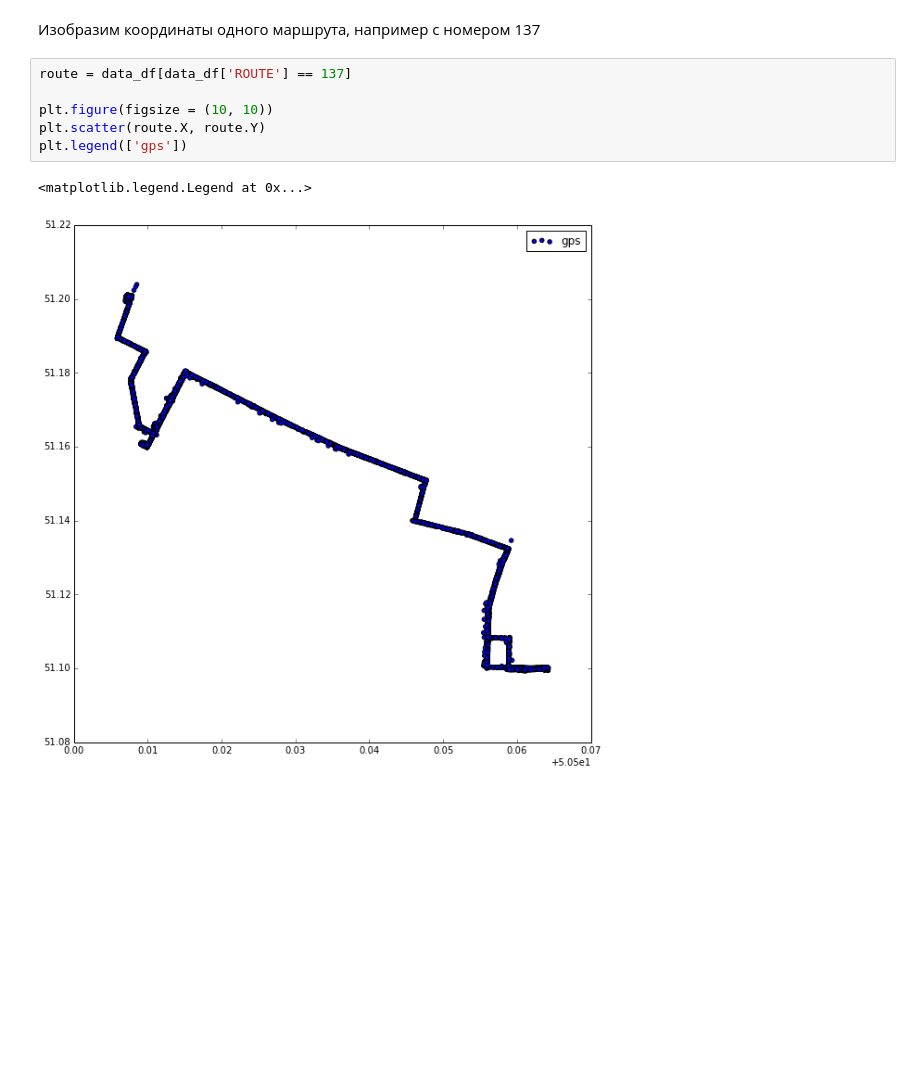
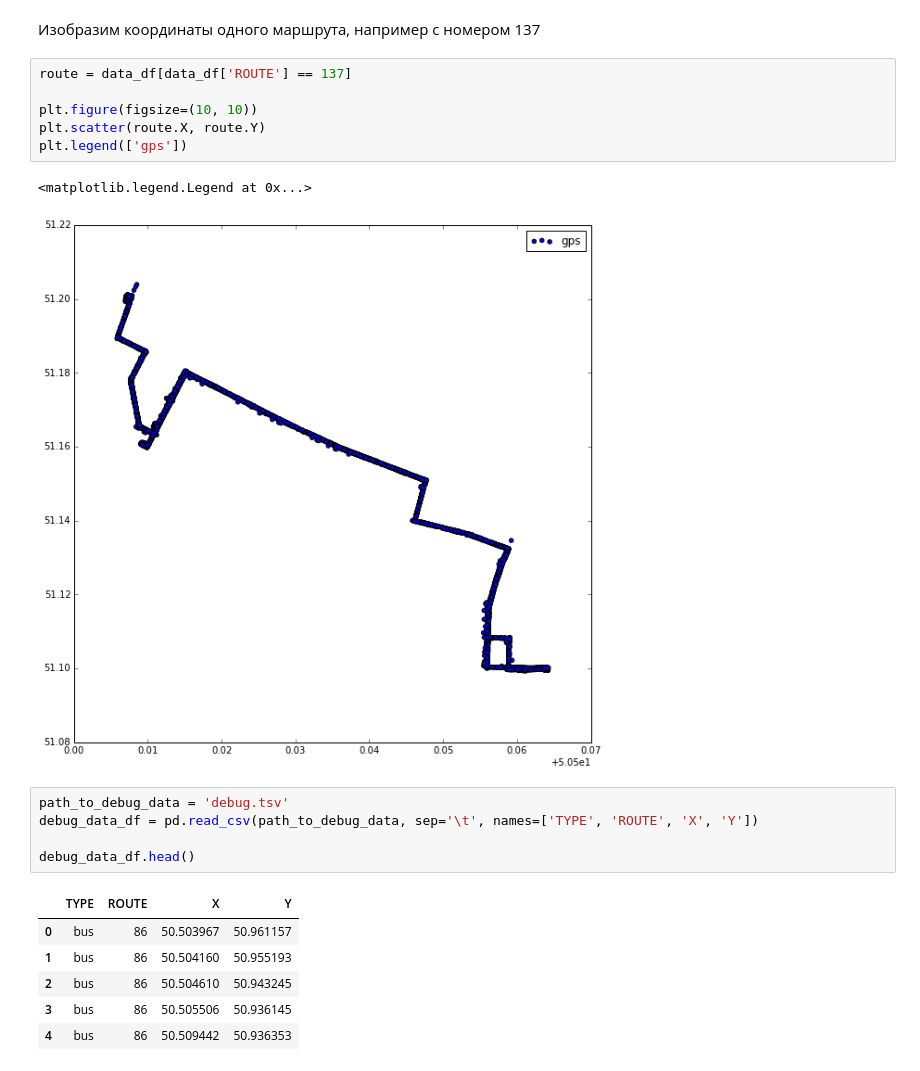
Before and after one commit to yandexdataschool/datanight2015-starterkit, a Jupyter notebook: 3-Visualize_data.ipynb, the cells around one changed output. Drawn from its saved outputs; the diff is of its cells as text; blank space fills up the shorter version.

```diff
--- a/3-Visualize_data.ipynb
+++ b/3-Visualize_data.ipynb
@@ -36,9 +36,21 @@ plt.legend(['gps'])
 # %%
 route = data_df[data_df['ROUTE'] == 137]
 
-plt.figure(figsize = (10, 10))
+plt.figure(figsize=(10, 10))
 plt.scatter(route.X, route.Y)
 plt.legend(['gps'])
 # %% [output]
 <matplotlib.legend.Legend at 0x...>
 [figure]
+# %%
+path_to_debug_data = 'debug.tsv'
+debug_data_df = pd.read_csv(path_to_debug_data, sep='\t', names=['TYPE', 'ROUTE', 'X', 'Y'])
+
+debug_data_df.head()
+# %% [output]
+|  | TYPE | ROUTE | X | Y |
+| 0 | bus | 86 | 50.503967 | 50.961157 |
+| 1 | bus | 86 | 50.504160 | 50.955193 |
+| 2 | bus | 86 | 50.504610 | 50.943245 |
+| 3 | bus | 86 | 50.505506 | 50.936145 |
+| 4 | bus | 86 | 50.509442 | 50.936353 |
```
Also changed, not shown: parts of 2 cells of this notebook, 2 other files.
